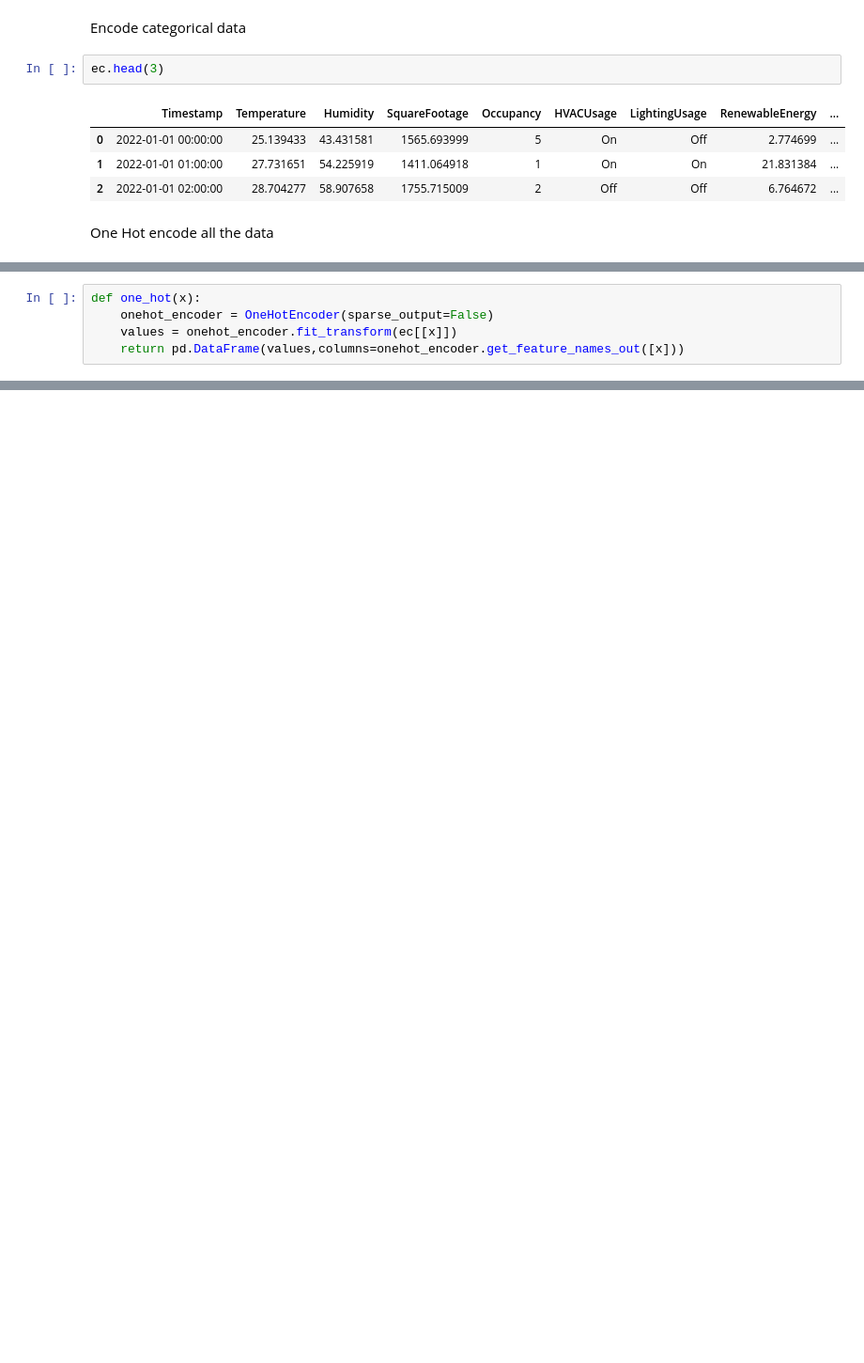
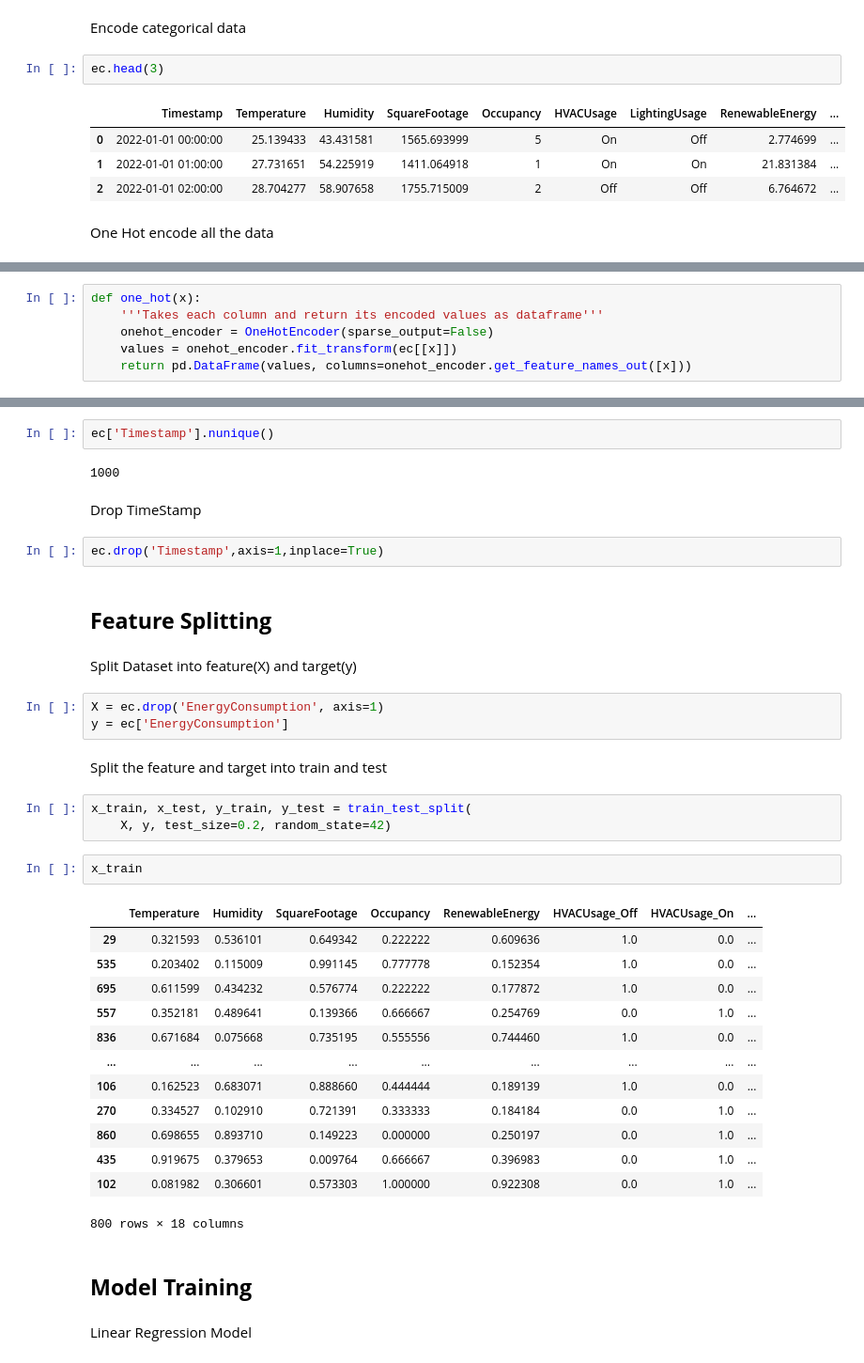
Before and after one commit to arjunravi26/Energy-Consumption-Prediction, a Jupyter notebook: research/energy_consumption.ipynb, the cells around one changed output, grey strips where cells are left out. Shown at 94% size. Saved outputs shown, nothing was run; the diff lists cells and outputs as text; blank space fills up the shorter version.

Commit message:
training and testing

```diff
--- a/research/energy_consumption.ipynb
+++ b/research/energy_consumption.ipynb
@@ -331,5 +340,6 @@ One Hot encode all the data
 # %%
 def one_hot(x):
+    '''Takes each column and return its encoded values as dataframe'''
     onehot_encoder = OneHotEncoder(sparse_output=False)
     values = onehot_encoder.fit_transform(ec[[x]])
-    return pd.DataFrame(values,columns=onehot_encoder.get_feature_names_out([x]))
+    return pd.DataFrame(values, columns=onehot_encoder.get_feature_names_out([x]))
@@ -362,0 +404,40 @@ Handle bimodal values(Occupancy and Renewable data)
+# %%
+ec['Timestamp'].nunique()
+# %% [output]
+1000
+# %% [markdown]
+Drop TimeStamp
+# %%
+ec.drop('Timestamp',axis=1,inplace=True)
+# %% [markdown]
+## **Feature Splitting**
+# %% [markdown]
+Split Dataset into feature(X) and target(y)
+# %%
+X = ec.drop('EnergyConsumption', axis=1)
+y = ec['EnergyConsumption']
+# %% [markdown]
+Split the feature and target into train and test
+# %%
+x_train, x_test, y_train, y_test = train_test_split(
+    X, y, test_size=0.2, random_state=42)
+# %%
+x_train
+# %% [output]
+|  | Temperature | Humidity | SquareFootage | Occupancy | RenewableEnergy | HVACUsage_Off | HVACUsage_On | ... |
+| 29 | 0.321593 | 0.536101 | 0.649342 | 0.222222 | 0.609636 | 1.0 | 0.0 | ... |
+| 535 | 0.203402 | 0.115009 | 0.991145 | 0.777778 | 0.152354 | 1.0 | 0.0 | ... |
+| 695 | 0.611599 | 0.434232 | 0.576774 | 0.222222 | 0.177872 | 1.0 | 0.0 | ... |
+| 557 | 0.352181 | 0.489641 | 0.139366 | 0.666667 | 0.254769 | 0.0 | 1.0 | ... |
+| 836 | 0.671684 | 0.075668 | 0.735195 | 0.555556 | 0.744460 | 1.0 | 0.0 | ... |
+| ... | ... | ... | ... | ... | ... | ... | ... | ... |
+| 106 | 0.162523 | 0.683071 | 0.888660 | 0.444444 | 0.189139 | 1.0 | 0.0 | ... |
+| 270 | 0.334527 | 0.102910 | 0.721391 | 0.333333 | 0.184184 | 0.0 | 1.0 | ... |
+| 860 | 0.698655 | 0.893710 | 0.149223 | 0.000000 | 0.250197 | 0.0 | 1.0 | ... |
+| 435 | 0.919675 | 0.379653 | 0.009764 | 0.666667 | 0.396983 | 0.0 | 1.0 | ... |
+| 102 | 0.081982 | 0.306601 | 0.573303 | 1.000000 | 0.922308 | 0.0 | 1.0 | ... |
+800 rows × 18 columns
+# %% [markdown]
+## **Model Training**
+# %% [markdown]
+Linear Regression Model
```
Also changed, not shown: parts of 56 cells of this notebook, 1 other file.
